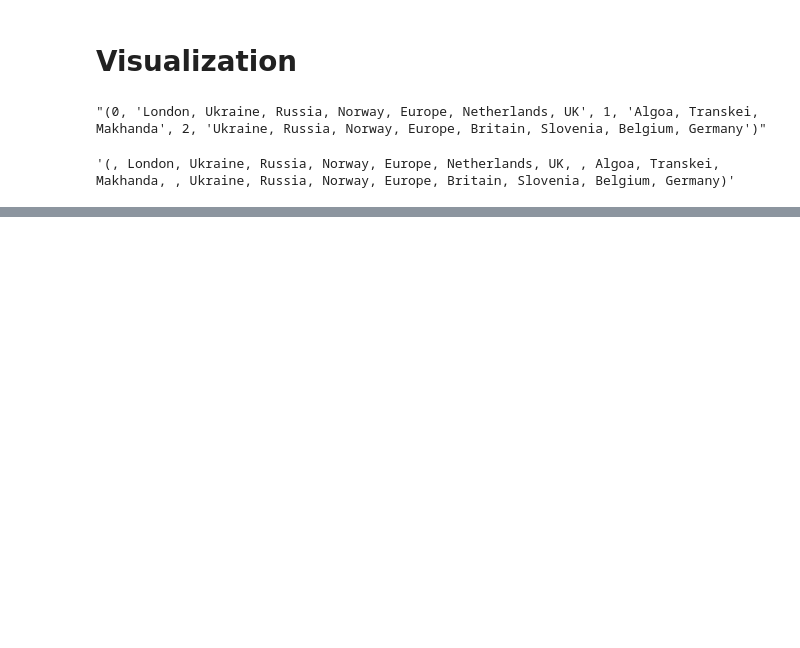
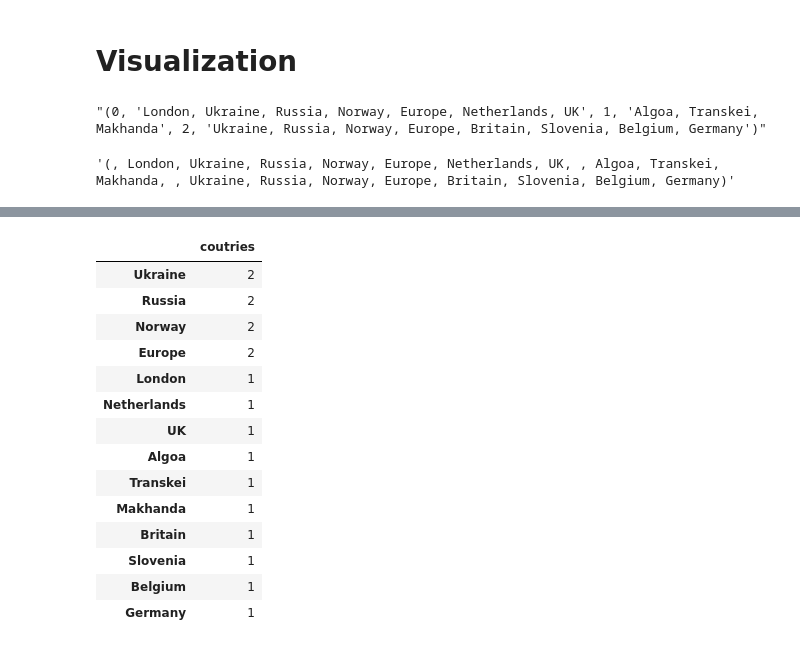
Before and after one commit to kojosbk/SDG_Allennlp, a Jupyter notebook: TeamA_Experiment.ipynb, the cells around one changed output, grey strips where cells are left out. Drawn from its saved outputs; the diff is of its cells as text; code cells hidden in the pictures; blank space fills up the shorter version.

```diff
--- a/TeamA_Experiment.ipynb
+++ b/TeamA_Experiment.ipynb
@@ -608,0 +649,3 @@ entity_recognition (passage1)
+# %%
+item_counts = df["coutries"].value_counts()
+item_counts
@@ -609,3 +670,22 @@ entity_recognition (passage1)
+# %%
+dfa.drop(['count'], axis = 1, inplace = True)
+dfa
+# %% [output]
+|  | coutries |
+| Ukraine | 2 |
+| Russia | 2 |
+| Norway | 2 |
+| Europe | 2 |
+| London | 1 |
+| Netherlands | 1 |
+| UK | 1 |
+| Algoa | 1 |
+| Transkei | 1 |
+| Makhanda | 1 |
+| Britain | 1 |
+| Slovenia | 1 |
+| Belgium | 1 |
+| Germany | 1 |
 # %%
 #installation
 # pip install pycountry-convert
```
Also changed, not shown: parts of 16 cells of this notebook.
